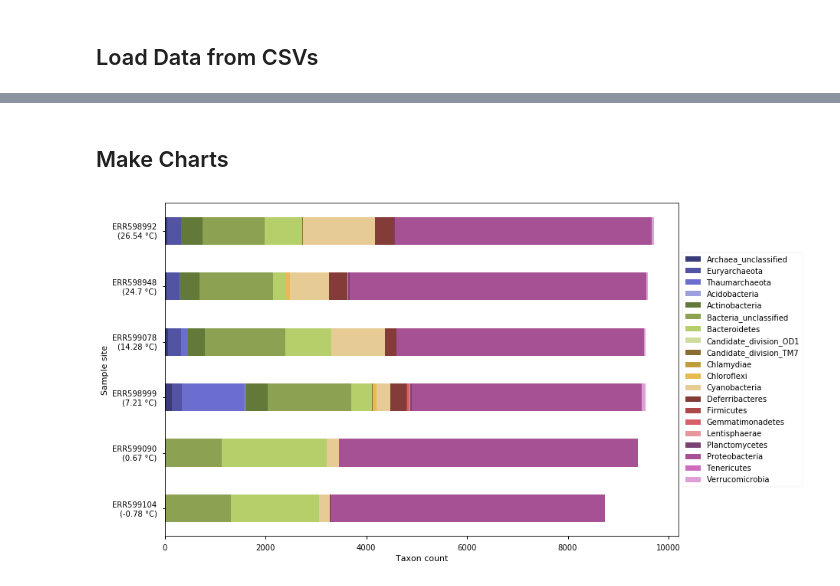
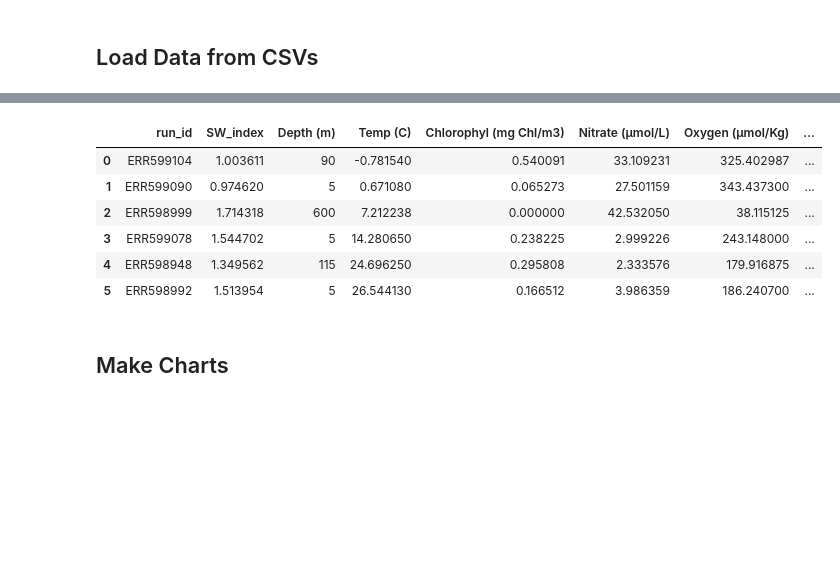
Before and after one commit to dustinmichels/biol338-genomics, a Jupyter notebook: lab-8/analysis/dustin_scatterplots.ipynb, the cells around one changed output, grey strips where cells are left out. Saved outputs shown, nothing was run; the diff lists cells and outputs as text; code cells hidden in the pictures; blank space fills up the shorter version.

```diff
--- a/lab-8/analysis/dustin_scatterplots.ipynb
+++ b/lab-8/analysis/dustin_scatterplots.ipynb
@@ -81,3 +49,24 @@ display(taxon_data_clean)
+# %%
+# Merge on run_id
+data = diversity_summary.merge(
+    metadata, left_on='run_id', right_on='Run ID')
+
+# Drop unneeded values
+data = data.drop(
+    ['total_num_sequences', 'species_richness',
+     'Run ID', 'Region', 'label', 'Lat/Long', 'Sample details'],
+    axis=1)
+
+# Display
+display(data)
+# %% [output]
+|  | run_id | SW_index | Depth (m) | Temp (C) | Chlorophyl (mg Chl/m3) | Nitrate (µmol/L) | Oxygen (µmol/Kg) | ... |
+| 0 | ERR599104 | 1.003611 | 90 | -0.781540 | 0.540091 | 33.109231 | 325.402987 | ... |
+| 1 | ERR599090 | 0.974620 | 5 | 0.671080 | 0.065273 | 27.501159 | 343.437300 | ... |
+| 2 | ERR598999 | 1.714318 | 600 | 7.212238 | 0.000000 | 42.532050 | 38.115125 | ... |
+| 3 | ERR599078 | 1.544702 | 5 | 14.280650 | 0.238225 | 2.999226 | 243.148000 | ... |
+| 4 | ERR598948 | 1.349562 | 115 | 24.696250 | 0.295808 | 2.333576 | 179.916875 | ... |
+| 5 | ERR598992 | 1.513954 | 5 | 26.544130 | 0.166512 | 3.986359 | 186.240700 | ... |
 # %% [markdown]
 ## Make Charts
 # %%
@@ -88,14 +76,0 @@ plt.style.use('seaborn-notebook')
-# %%
-# Create stacked bar chart
-ax = taxon_data_clean.plot(
-    kind='barh', stacked=True, x="Label",
-    figsize=(12,8), colormap="tab20b")
-ax.set_xlabel("Taxon count")
-ax.set_ylabel("Sample site")
-ax.legend(loc='center left', bbox_to_anchor=(1, 0.5))
-
-# Save png version
-fig = ax.get_figure()
-fig.savefig('taxonomy_stacked_bar_chart.png', bbox_inches="tight")
-# %% [output]
-[figure, removed]
```
Also changed, not shown: parts of 12 cells of this notebook, 10 other files.
